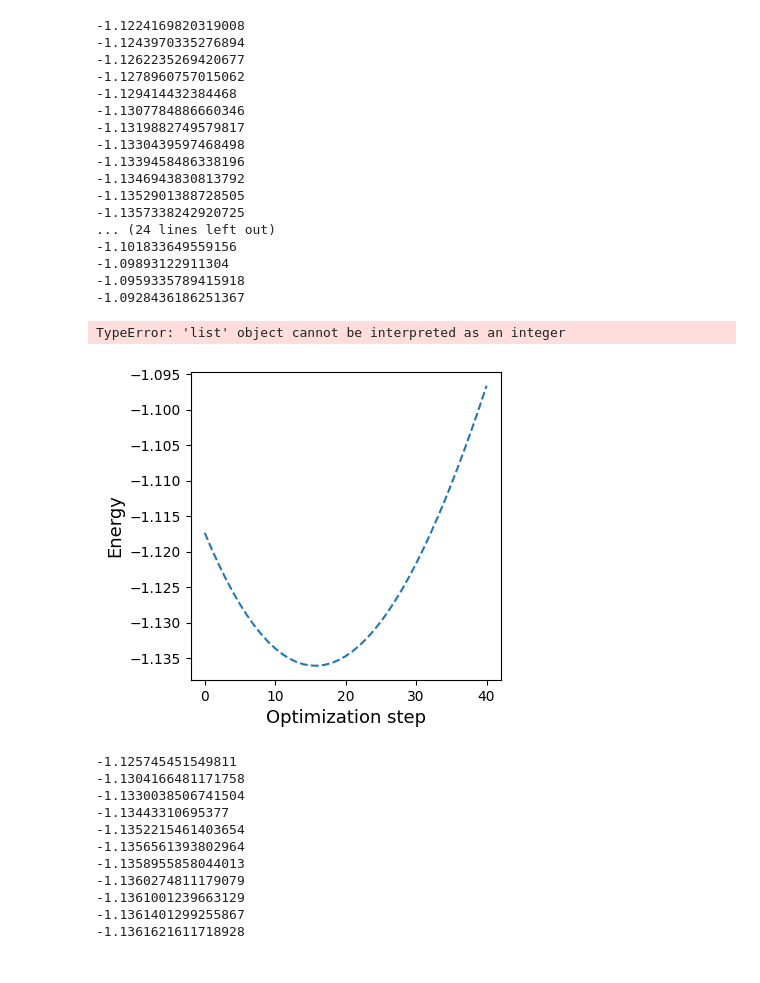
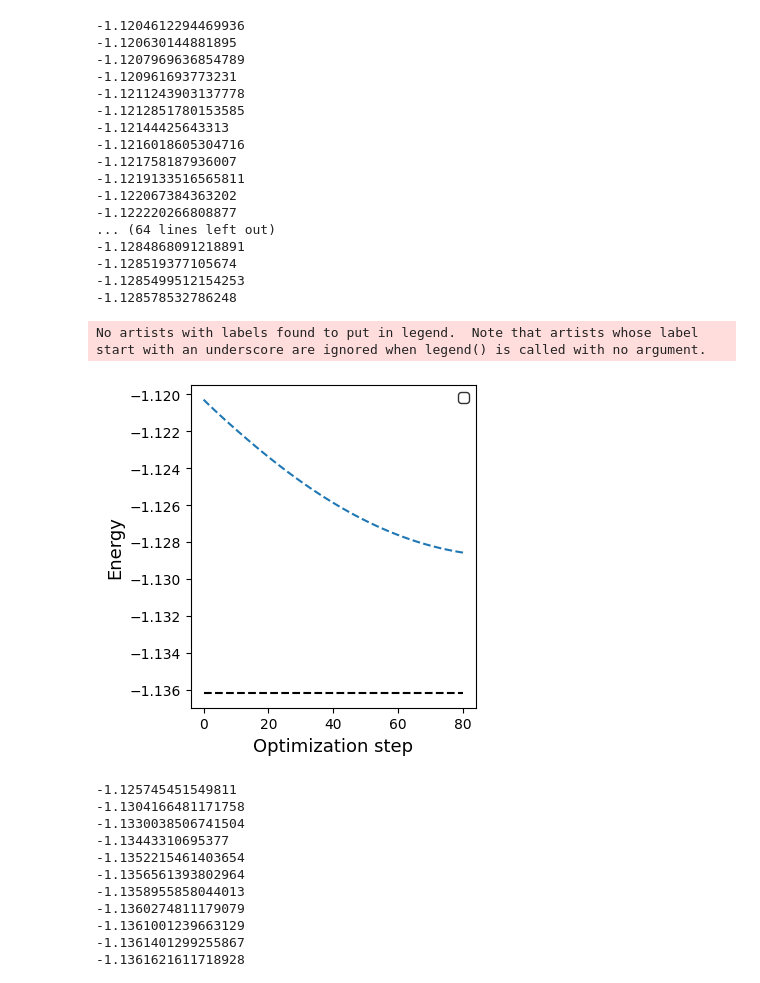
Before and after one commit to javinoram/VqePy, a Jupyter notebook: demos/Pruebas.ipynb, the cells around one changed output. Cells and saved outputs as stored; diff of their text form; code cells hidden in the pictures.

```diff
--- a/demos/Pruebas.ipynb
+++ b/demos/Pruebas.ipynb
@@ -6,3 +6,20 @@ from quantumsim import *
 import pennylane as qml
 from pennylane import numpy as np
 import dask
+
+def molecular_energies(symbols, coordinates, basis_set, charge=0):
+    multiplicity = 1
+    # Generate the molecular Hamiltonian
+    hamiltonian = qml.qchem.molecular_hamiltonian(
+        symbols = symbols,
+        coordinates = coordinates,
+        basis=basis_set,
+        charge=charge,
+        mult=multiplicity
+    )[0]
+
+    # Obtain the matrix representation of the Hamiltonian
+    ee = qml.eigvals(hamiltonian)
+    return np.sort(ee)
+# %%
+part = qml.data.load('qspin', sysname='FermiHubbard', periodicity='open', lattice='chain', layout='1x4' )
@@ -37,16 +73,17 @@ def cost_function(theta):
     results = []
     for i in range(len(terms)):
         results.append( dask.delayed(process_group)(theta, i) )
-    num_workers = 1
+    num_workers = 4
     result = dask.compute(*results, scheduler="processes", num_workers=num_workers)
     return np.sum( result )
 
 number = len(singles) + len(doubles)
 theta = np.random.random( size=number )*(np.pi/180.0)
-theta_optimizer = qml.GradientDescentOptimizer(stepsize=0.3)
+#theta_optimizer = qml.GradientDescentOptimizer(stepsize=0.1)
+theta_optimizer = qml.AdamOptimizer(stepsize=0.001)
 energy = [cost_function(theta)]
 theta_evol = [theta]
-for _ in range(40):
+for _ in range(80):
     theta.requires_grad = True
     theta = theta_optimizer.step(cost_function, theta)
     energy.append(cost_function(theta))
@@ -57,40 +94,40 @@ for _ in range(40):
     if conv <= 1e-6:
         break
 # %% [output]
--1.1224169820319008
--1.1243970335276894
--1.1262235269420677
--1.1278960757015062
--1.129414432384468
--1.1307784886660346
--1.1319882749579817
--1.1330439597468498
--1.1339458486338196
--1.1346943830813792
--1.1352901388728505
--1.1357338242920725
-... (24 lines left out)
--1.101833649559156
--1.09893122911304
--1.0959335789415918
--1.0928436186251367
+-1.1204612294469936
+-1.120630144881895
+-1.1207969636854789
+-1.120961693773231
+-1.1211243903137778
+-1.1212851780153585
+-1.12144425643313
+-1.1216018605304716
+-1.121758187936007
+-1.1219133516565811
+-1.122067384363202
+-1.122220266808877
+... (64 lines left out)
+-1.1284868091218891
+-1.128519377105674
+-1.1285499512154253
+-1.128578532786248
 # %%
 import matplotlib.pyplot as plt
 ee = molecular_energies(symbols=symbols, coordinates=coordinates, basis_set="sto-3g")
 
 fig, ax = plt.subplots(1, 1, figsize=(4,4),)
 ax.set_xlabel("Optimization step", fontsize=13)
 ax.set_ylabel("Energy", fontsize=13)
 
 ax.plot([j for j in range(len(energy))], energy, ls="dashed")
-ax.plot([j for j in range( energy ) ], [ee[0] for j in range(energy)], color="black", ls="dashed")
+ax.plot([j for j in range( len(energy) ) ], [ee[0] for j in range( len(energy) )], color="black", ls="dashed")
 
 ax.legend(loc="upper right", fontsize='medium',frameon=True, edgecolor='k', ncol=1)
 fig.tight_layout()
 plt.show()
 # %% [output]
-TypeError: 'list' object cannot be interpreted as an integer
+No artists with labels found to put in legend.  Note that artists whose label start with an underscore are ignored when legend() is called with no argument.
-[figure, old version]
+[figure, new version]
 # %%
 import pennylane as qml
 from pennylane import numpy as np
```
Also changed, not shown: parts of 2 cells of this notebook, 5 other files.
